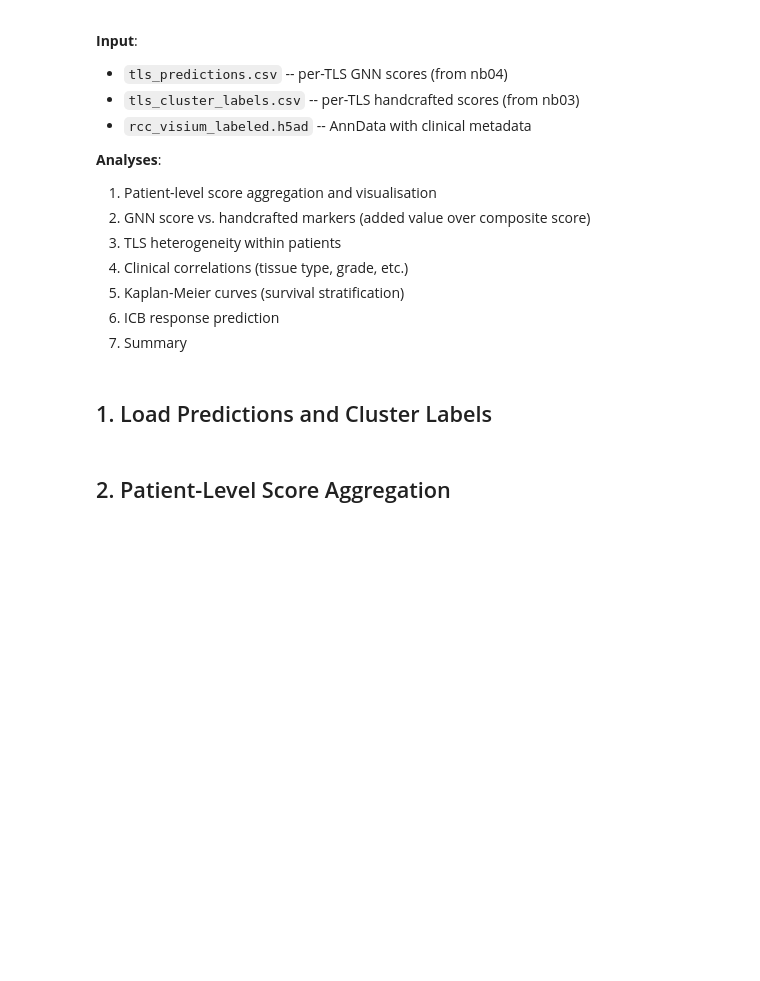
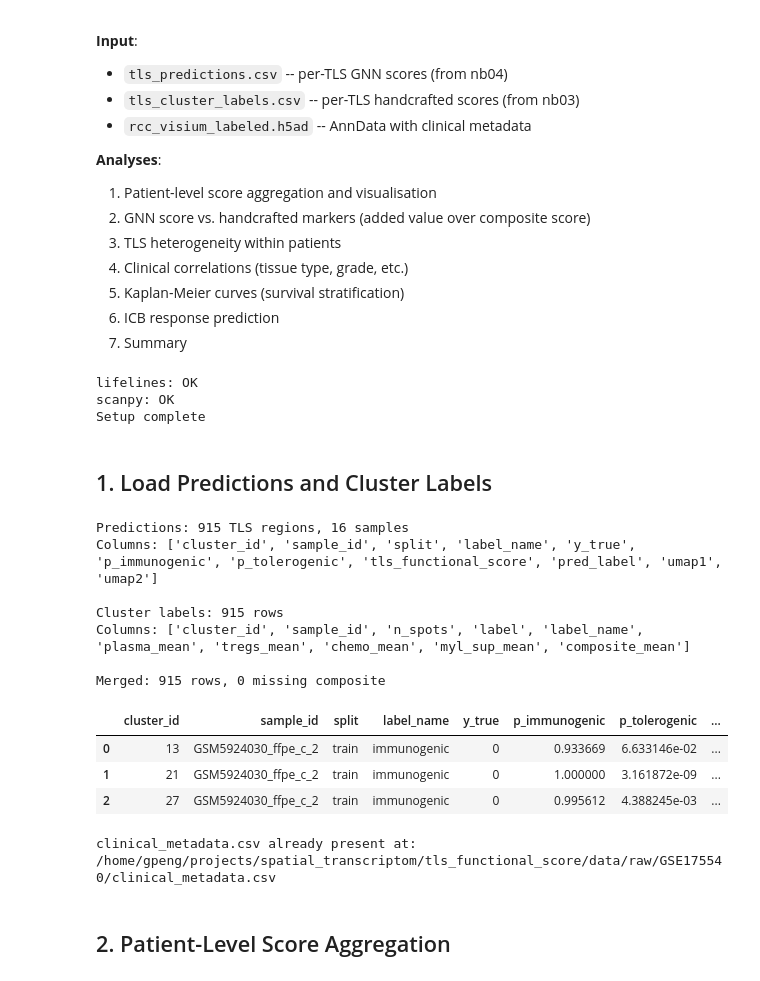
Before and after one commit to gavin-peng/tls_functional_score, a Jupyter notebook: notebooks/05_clinical_validation.ipynb, the cells around one changed output. Saved outputs shown, nothing was run; the diff lists cells and outputs as text; code cells hidden in the pictures; blank space fills up the shorter version.

Commit message:
fix path issue in notebook and save notebook running results

```diff
--- a/notebooks/05_clinical_validation.ipynb
+++ b/notebooks/05_clinical_validation.ipynb
@@ -19,7 +19,7 @@ import os, sys, warnings
 from pathlib import Path
 warnings.filterwarnings('ignore')
 
-PROJECT_ROOT = Path(os.environ.get('TLS_PROJECT_ROOT', Path.cwd())).resolve()
+PROJECT_ROOT = Path.cwd().parent
 sys.path.insert(0, str(PROJECT_ROOT))
 os.chdir(PROJECT_ROOT)
 
@@ -52,35 +52,51 @@ except ImportError:
     print('scanpy not available')
 
 print('Setup complete')
+# %% [output]
+lifelines: OK
+scanpy: OK
+Setup complete
 # %% [markdown]
 ## 1. Load Predictions and Cluster Labels
 # %%
-CLUSTER_DATA = Path(os.environ['TLS_DATA_ROOT'])  # set TLS_DATA_ROOT env var (see .env.example)
+CLUSTER_DATA = PROJECT_ROOT / 'data'
 CKPT_DIR     = PROJECT_ROOT / 'checkpoints'
 OUT_DIR      = CKPT_DIR   # save all outputs here
 
 # Load GNN predictions (from nb04)
 pred_csv  = CLUSTER_DATA / 'processed' / 'tls_predictions.csv'
 label_csv = PROJECT_ROOT / 'data' / 'processed' / 'tls_cluster_labels.csv'
 adata_h5  = CLUSTER_DATA / 'processed' / 'rcc_visium_labeled.h5ad'
 
 pred_df  = pd.read_csv(pred_csv)
 label_df = pd.read_csv(label_csv)
 
 print(f'Predictions: {len(pred_df)} TLS regions, {pred_df["sample_id"].nunique()} samples')
 print(f'Columns: {list(pred_df.columns)}')
 print(f'\nCluster labels: {len(label_df)} rows')
 print(f'Columns: {list(label_df.columns)}')
 
 # Merge on cluster_id + sample_id
 merged = pred_df.merge(
     label_df[['cluster_id', 'sample_id', 'n_spots',
                'plasma_mean', 'tregs_mean', 'chemo_mean',
                'myl_sup_mean', 'composite_mean']],
     on=['cluster_id', 'sample_id'], how='left'
 )
 print(f'\nMerged: {len(merged)} rows, {merged["composite_mean"].isna().sum()} missing composite')
 merged.head(3)
+# %% [output]
+Predictions: 915 TLS regions, 16 samples
+Columns: ['cluster_id', 'sample_id', 'split', 'label_name', 'y_true', 'p_immunogenic', 'p_tolerogenic', 'tls_functional_score', 'pred_label', 'umap1', 'umap2']
+
+Cluster labels: 915 rows
+Columns: ['cluster_id', 'sample_id', 'n_spots', 'label', 'label_name', 'plasma_mean', 'tregs_mean', 'chemo_mean', 'myl_sup_mean', 'composite_mean']
+
+Merged: 915 rows, 0 missing composite
+|  | cluster_id | sample_id | split | label_name | y_true | p_immunogenic | p_tolerogenic | ... |
+| 0 | 13 | GSM5924030_ffpe_c_2 | train | immunogenic | 0 | 0.933669 | 6.633146e-02 | ... |
+| 1 | 21 | GSM5924030_ffpe_c_2 | train | immunogenic | 0 | 1.000000 | 3.161872e-09 | ... |
+| 2 | 27 | GSM5924030_ffpe_c_2 | train | immunogenic | 0 | 0.995612 | 4.388245e-03 | ... |
 # %%
 
 # ── Bootstrap: write clinical_metadata.csv to cluster data dir if missing ────
@@ -128,6 +144,8 @@ if not _cluster_clin.exists():
     print(f'Created clinical_metadata.csv at: {_cluster_clin}')
 else:
     print(f'clinical_metadata.csv already present at: {_cluster_clin}')
+# %% [output]
+clinical_metadata.csv already present at: /home/gpeng/projects/spatial_transcriptom/tls_functional_score/data/raw/GSE175540/clinical_metadata.csv
 # %% [markdown]
 ## 2. Patient-Level Score Aggregation
 # %%
```
Also changed, not shown: parts of 13 cells of this notebook, 16 other files.
